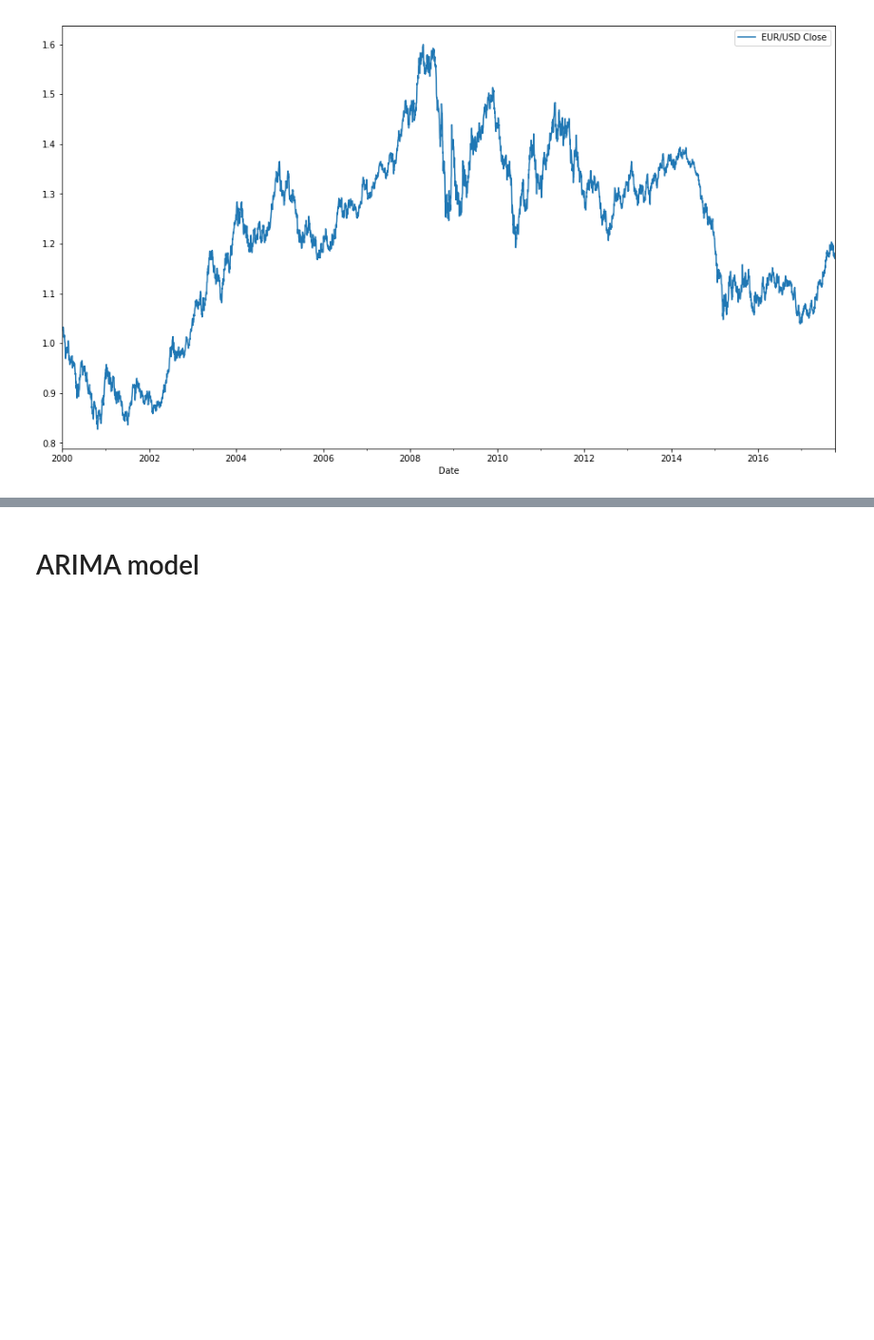
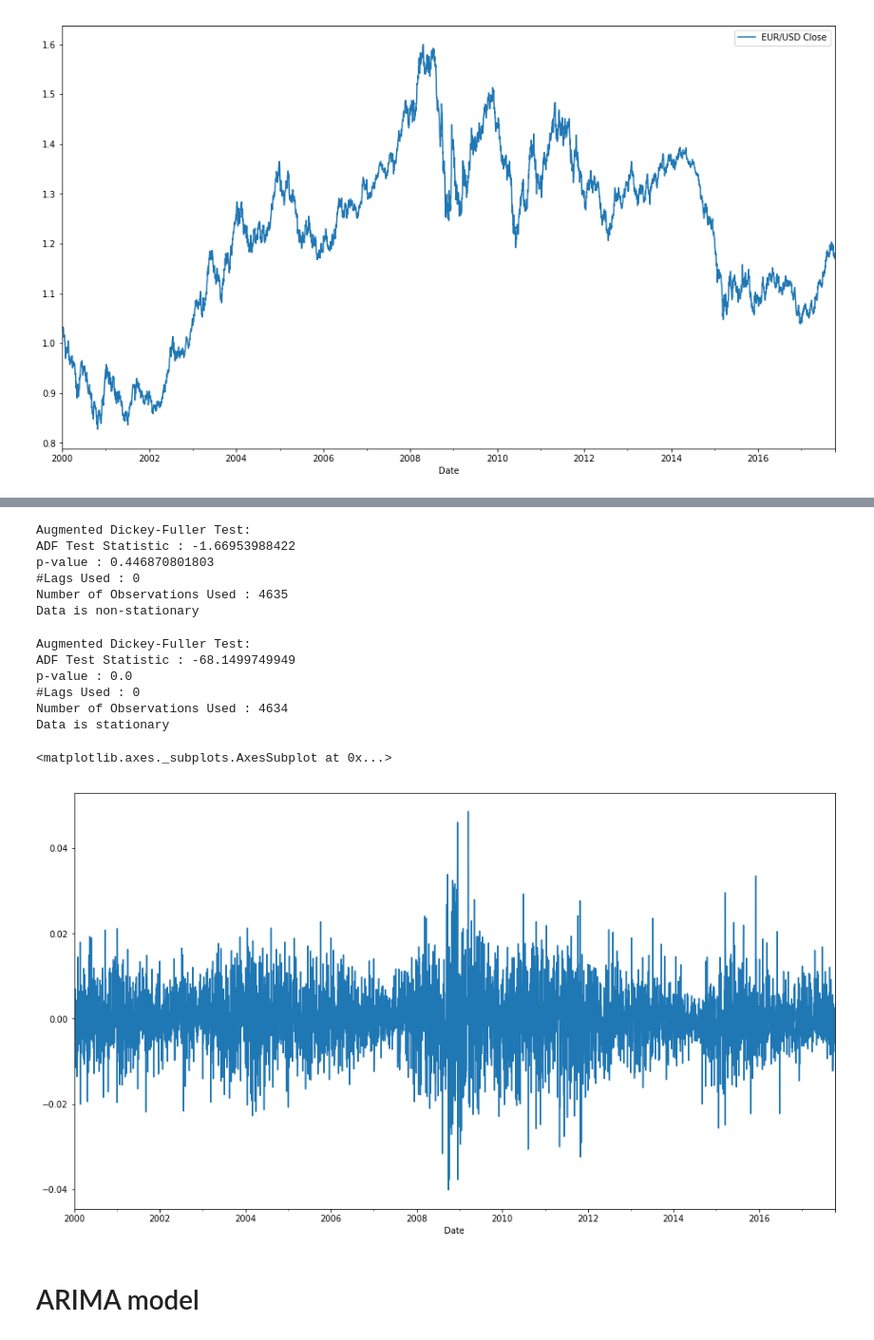
Before and after one commit to Robak23/forex_deep, a Jupyter notebook: Forex_analysis.ipynb, the cells around one changed output, grey strips where cells are left out. Shown at 95% size. Cells and saved outputs as stored; diff of their text form; code cells hidden in the pictures; blank space fills up the shorter version.

```diff
--- a/Forex_analysis.ipynb
+++ b/Forex_analysis.ipynb
@@ -65,2 +68,27 @@ eurusd.plot(figsize=(16,9))
+# %%
+adf_test(timeseries)
+# %% [output]
+Augmented Dickey-Fuller Test:
+ADF Test Statistic : -1.66953988422
+p-value : 0.446870801803
+#Lags Used : 0
+Number of Observations Used : 4635
+Data is non-stationary
+# %%
+eurusd['Fx rate first difference'] = eurusd['EUR/USD Close'] - eurusd['EUR/USD Close'].shift(1)
+# %%
+adf_test(eurusd['Fx rate first difference'].dropna())
+# %% [output]
+Augmented Dickey-Fuller Test:
+ADF Test Statistic : -68.1499749949
+p-value : 0.0
+#Lags Used : 0
+Number of Observations Used : 4634
+Data is stationary
+# %%
+eurusd['Fx rate first difference'].plot(figsize = (16,9))
+# %% [output]
+<matplotlib.axes._subplots.AxesSubplot at 0x...>
+[figure, added]
 # %% [markdown]
 # ARIMA model
```
Also changed, not shown: parts of 15 cells of this notebook.
